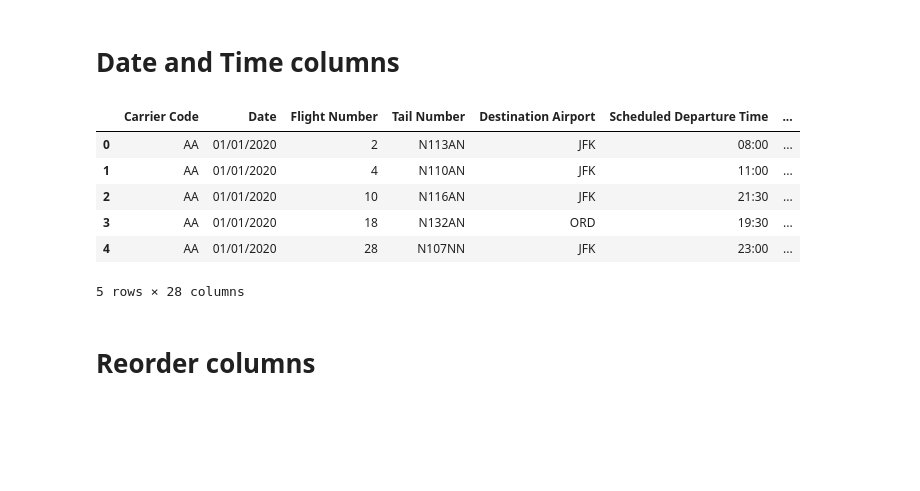
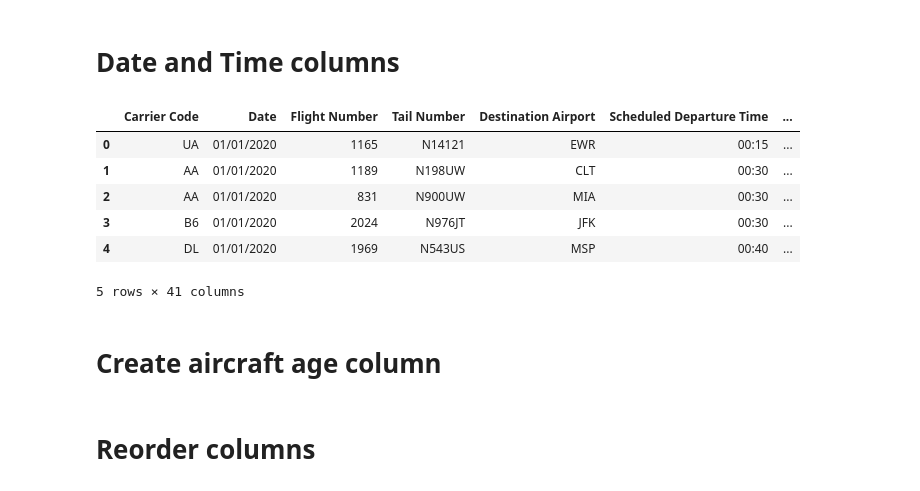
Before and after one commit to brianna-mitri/project-4, a Jupyter notebook: Work/DB_Work/Python/Cleaning.ipynb, the cells around one changed output. Cells and saved outputs as stored; diff of their text form; code cells hidden in the pictures; blank space fills up the shorter version.

Commit message:
Data cleaning python update

```diff
--- a/Work/DB_Work/Python/Cleaning.ipynb
+++ b/Work/DB_Work/Python/Cleaning.ipynb
@@ -188,0 +268,12 @@ delays_df.tail()
+# %%
+# Merge with weather data
+# Data needs to be sorted to use merge_asof
+delays_df = delays_df.sort_values('DateTime')
+weather_df = weather_df.sort_values('DateTime')
+
+# Use merge_asof to merge with the nearest time
+delays_df = pd.merge_asof(delays_df, weather_df,
+                          left_on=['DateTime'],
+                          right_on=['DateTime'],
+                          direction='backward')
+delays_df.head()
@@ -226,0 +331,4 @@ Unique values = 2
+# %%
+# Drop entries for non-commercial aircraft (TYPE-ACFT == '5', fixed wing multi engine)
+delays_df = delays_df[delays_df['TYPE-ACFT'] == '5']
+delays_df['TYPE-ACFT'].value_counts()
@@ -313,0 +418,3 @@ Name: count, dtype: int64
+# %%
+delays_df['MODEL'] = condense_column_values(delays_df['MODEL'], 0, 1000, 'OTHER')
+delays_df['MODEL'].value_counts()
@@ -528,7 +646,19 @@ delays_df = delays_df.rename(columns={
     'EXPIRATION DATE': 'Certificate Expiration Date',
     'MFR': 'Manufacturer',
     'MODEL': 'Model',
-    'BUILD-CERT-IND': 'Builder Type Certificated'
+    'BUILD-CERT-IND': 'Builder Type Certificated',
+    'precip_accum_one_hour': 'Precipitation Accumulation One Hour',
+    'precip_accum_six_hour': 'Precipitation Accumulation Six Hours',
+    'air_temp': 'Air Temperature',
+    'dew_point_temperature': 'Dew Point Temperature',
+    'relative_humidity': 'Relative Humidity',
+    'wind_speed': 'Wind Speed',
+    'wind_direction': 'Wind Direction',
+    'wind_gust': 'Wind Gust',
+    'visibility': 'Visibility',
+    'ceiling': 'Ceiling',
+    'sea_level_pressure': 'Sea Level Pressure',
+    'weather_cond_code': 'Weather Condition Code'
 })
 delays_df.columns
 # %% [output]
@@ -557,23 +691,27 @@ delays_df.head()
 # %%
 # Year, Month, Day, Day of Week, Holiday (bool)
 
 delays_df['Year'] = pd.to_datetime(delays_df['Date']).map(lambda x: x.year)
 delays_df['Month'] = pd.to_datetime(delays_df['Date']).map(lambda x: x.month)
 delays_df['Day'] = pd.to_datetime(delays_df['Date']).map(lambda x: x.day)
 delays_df['Day of Week'] = pd.to_datetime(delays_df['Date']).map(lambda x: x.day_of_week)
+delays_df['Day of Year'] = pd.to_datetime(delays_df['Date']).map(lambda x: x.day_of_year)
 delays_df['Scheduled Departure Hour'] = pd.to_datetime(delays_df['Scheduled Departure Time'], format='%H:%M').map(lambda x: x.hour)
 delays_df['Certificate Last Activity Date'] = pd.to_datetime(delays_df['Certificate Last Activity Date'])
 delays_df['Certificate Issue Date'] = pd.to_datetime(delays_df['Certificate Issue Date'])
 delays_df['Air Worthiness Date'] = pd.to_datetime(delays_df['Air Worthiness Date'])
 delays_df['Certificate Expiration Date'] = pd.to_datetime(delays_df['Certificate Expiration Date'])
+delays_df = delays_df.drop('DateTime', axis=1)
 
 # delays_df['Scheduled Departure Hour'].value_counts().sort_index()
 delays_df.head()
 # %% [output]
 |  | Carrier Code | Date | Flight Number | Tail Number | Destination Airport | Scheduled Departure Time | ... |
-| 0 | AA | 01/01/2020 | 2 | N113AN | JFK | 08:00 | ... |
-| 1 | AA | 01/01/2020 | 4 | N110AN | JFK | 11:00 | ... |
-| 2 | AA | 01/01/2020 | 10 | N116AN | JFK | 21:30 | ... |
-| 3 | AA | 01/01/2020 | 18 | N132AN | ORD | 19:30 | ... |
-| 4 | AA | 01/01/2020 | 28 | N107NN | JFK | 23:00 | ... |
+| 0 | UA | 01/01/2020 | 1165 | N14121 | EWR | 00:15 | ... |
+| 1 | AA | 01/01/2020 | 1189 | N198UW | CLT | 00:30 | ... |
+| 2 | AA | 01/01/2020 | 831 | N900UW | MIA | 00:30 | ... |
+| 3 | B6 | 01/01/2020 | 2024 | N976JT | JFK | 00:30 | ... |
+| 4 | DL | 01/01/2020 | 1969 | N543US | MSP | 00:40 | ... |
-5 rows × 28 columns
+5 rows × 41 columns
+# %% [markdown]
+# Create aircraft age column
```
Also changed, not shown: parts of 38 cells of this notebook.
